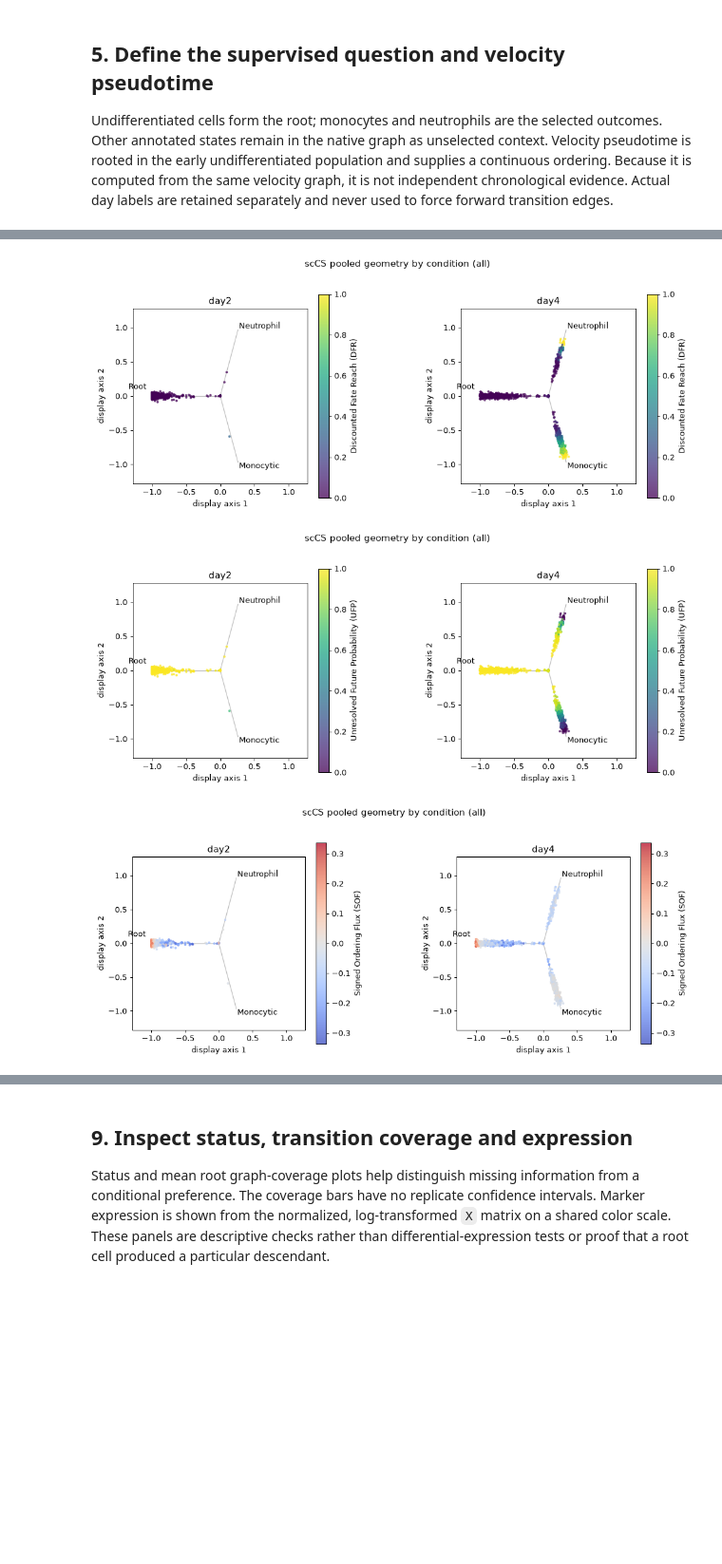
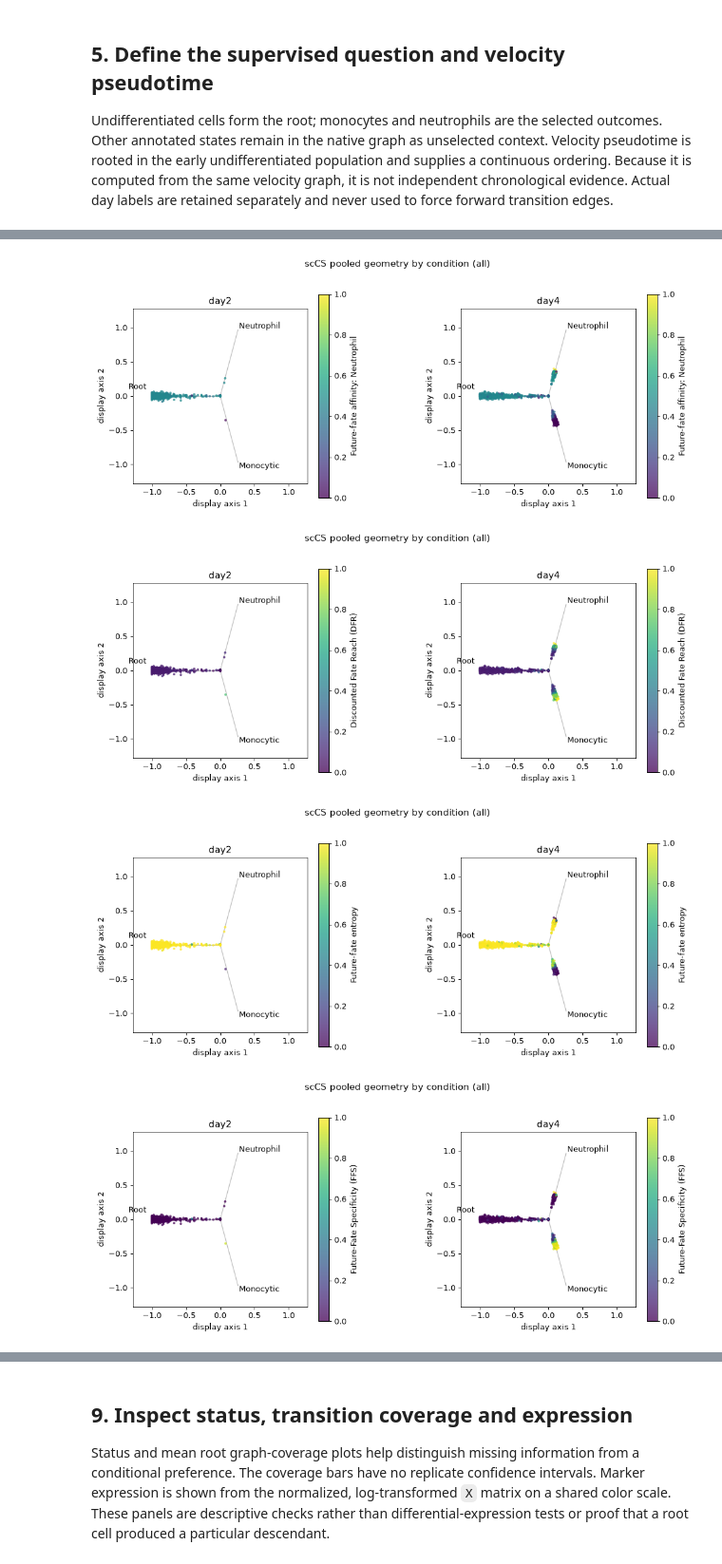
Before and after one commit to mcrewcow/scCS, a Jupyter notebook: docs/tutorials/19_larry_pair_scorer.ipynb, the cells around one changed output, grey strips where cells are left out. Shown at 95% size. Cells and saved outputs as stored; diff of their text form; code cells hidden in the pictures; blank space fills up the shorter version.

```diff
--- a/docs/tutorials/19_larry_pair_scorer.ipynb
+++ b/docs/tutorials/19_larry_pair_scorer.ipynb
@@ -137,9 +144,18 @@ sc.pp.pca(adata, n_comps=30, random_state=SEED)
 sc.pp.neighbors(adata, n_neighbors=30, n_pcs=30, random_state=SEED)
 sc.tl.umap(adata, random_state=SEED)
 scv.pp.moments(adata, n_neighbors=None, n_pcs=None)
-scv.tl.velocity(adata, mode="deterministic")
+scv.tl.recover_dynamics(adata, max_iter=20, n_jobs=1, show_progress_bar=False)
+scv.tl.velocity(adata, mode="dynamical")
 scv.tl.velocity_graph(adata, n_jobs=1, show_progress_bar=False)
 scv.tl.velocity_confidence(adata)
+scv.tl.terminal_states(adata)
+adata.obs["early_root_hint"] = (
+    adata.obs.clusters.eq("Root")
+    & adata.obs.condition.eq("day0" if "day0" in set(adata.obs.condition) else "day2")
+).astype(float)
+scv.tl.latent_time(adata, root_key="early_root_hint", end_key="end_points")
+scv.tl.velocity_pseudotime(adata, root_key="early_root_hint")
+print("Dynamically fitted genes:", int(adata.var.fit_likelihood.notna().sum()))
 transition = scCS.get_scvelo_transition_matrix(adata)
 adata.obsp["T_velocity"] = transition
 print("Fitted velocity genes:", int(adata.var.velocity_genes.sum()))
@@ -150,6 +166,8 @@ display(
 )
 assert transition.shape == (adata.n_obs, adata.n_obs)
 assert np.isfinite(transition.data).all()
+sc.pl.umap(adata, color=["latent_time", "velocity_pseudotime"], show=False)
+plt.show()
 # %% [output]
 Filtered out 298 genes that are detected 10 counts (shared).
 Normalized count data: X, spliced, unspliced.
@@ -346,11 +370,15 @@ These are shared-geometry displays of the native-graph results. Refitting dynami
 # %%
-for color_by in [
+star_metrics = [
     "population",
-    "future_fate_affinity:" + FATES[0],
+    *["future_fate_affinity:" + f for f in FATES],
     "future_fate_reach",
+    "future_fate_entropy",
+    "future_fate_specificity",
+    "reach_supported_specificity",
     "unresolved_future_probability",
     "signed_progression",
-]:
+]
+for color_by in star_metrics:
     figure = pair.plot_star_grid(
         results, color_by=color_by, population="all", ncols=2, figsize_per_panel=(6.4, 4.8)
     )
@@ -363,3 +391,4 @@ for color_by in [
-[figure, old version]
+[figure, new version]
-[figure, old version]
+[figure, new version]
-[figure, old version]
+[figure, new version]
+[figure, added]
```
Also changed, not shown: parts of 39 cells of this notebook, 47 other files.
